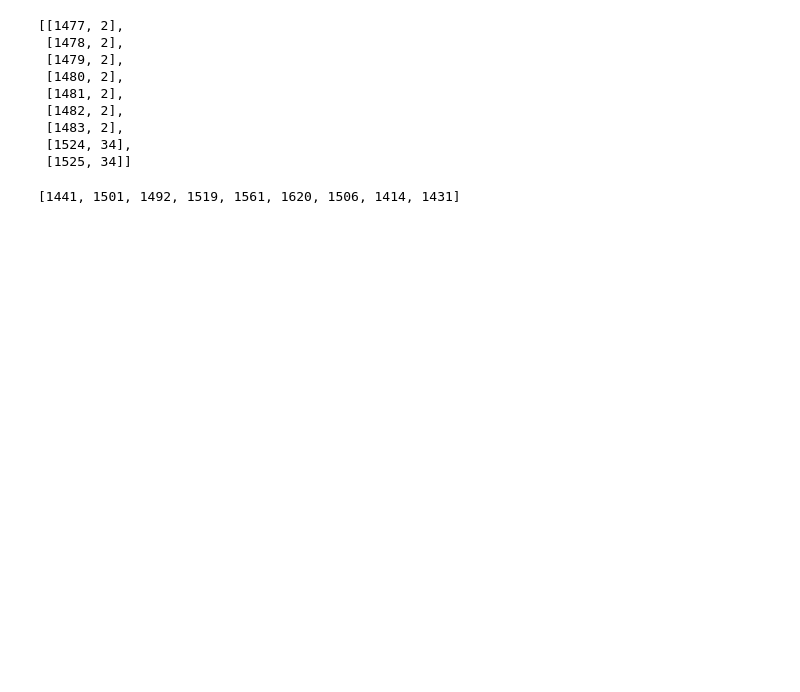
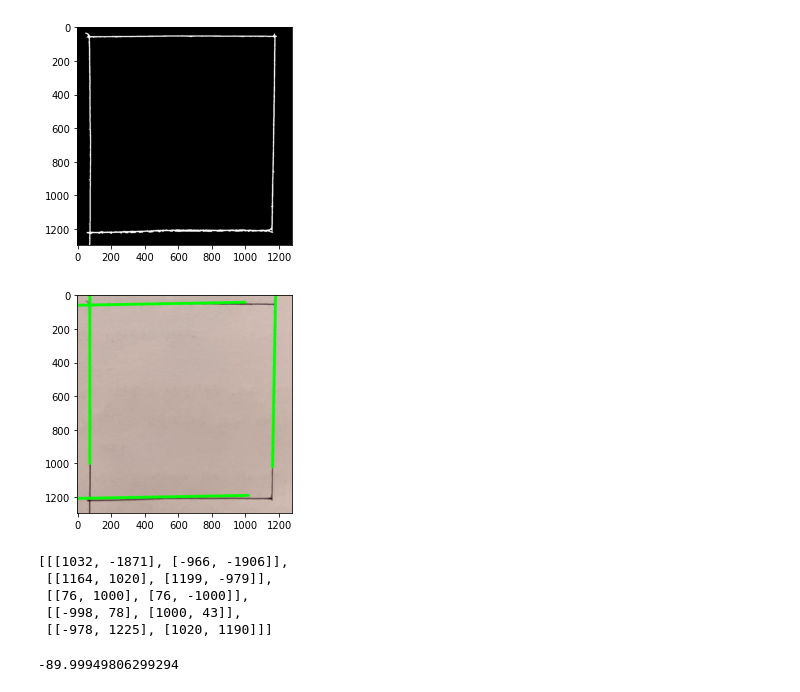
Before and after one commit to CadmusFlux/Computer_Vision, a Jupyter notebook: Hough_line.ipynb, the cells around one changed output. Saved outputs shown, nothing was run; the diff lists cells and outputs as text; code cells hidden in the pictures; blank space fills up the shorter version.

Commit message:
Hough Transform implementation

```diff
--- a/Hough_line.ipynb
+++ b/Hough_line.ipynb
@@ -96,3 +182,0 @@ edge_image1 = np.divide(edge_image,255)
-# %%
-height,width = edge_image1.shape
-diagonal = int(np.ceil((np.sqrt(height**2+width**2))))
@@ -107,24 +182,0 @@ sine_t = np.sin(thetas)
-# %%
-x,y = np.nonzero(edge_image1)
-
-for i in range(len(x)):
-
-    acc = get_rho(polar_ranges,acc,x[i],y[i],cosine_t,sine_t)
-# %%
-c,v = array_index(acc,polar_ranges)
-# %%
-c
-# %% [output]
-[[1477, 2],
- [1478, 2],
- [1479, 2],
- [1480, 2],
- [1481, 2],
- [1482, 2],
- [1483, 2],
- [1524, 34],
- [1525, 34]]
-# %%
-v
-# %% [output]
-[1441, 1501, 1492, 1519, 1561, 1620, 1506, 1414, 1431]
@@ -130,0 +198,47 @@ v
+# %%
+def Hough_line(path):
+
+    edge_image = pre_processing(path)
+
+    polar_ranges,acc,thetas,cosine_t,sine_t = cal_ranges(edge_image)
+
+    x,y = np.nonzero(edge_image)
+
+    for i in range(len(x)):
+
+        acc = get_rho(polar_ranges,acc,x[i],y[i],cosine_t,sine_t)
+
+    # print("\n","c,v","\n")
+    # print(polar_ranges)
+
+    c,v = array_index1(acc,polar_ranges)
+    # print("\n","c,v","\n")
+    # print(c,v)
+
+    filtered_index = []
+    filtered_value = []
+    filtered_index,filtered_value = filter_threshold(c,v,filtered_index,filtered_value)
+
+    # print("\n","filter","\n")
+    # print(filtered_index,filtered_value)
+
+    line = plot_lines(filtered_index,path)
+
+    return line
+# %%
+line = Hough_line("vh1.jpg")
+# %% [output]
+[figure, added]
+[figure, added]
+# %%
+line
+# %% [output]
+[[[1032, -1871], [-966, -1906]],
+ [[1164, 1020], [1199, -979]],
+ [[76, 1000], [76, -1000]],
+ [[-998, 78], [1000, 43]],
+ [[-978, 1225], [1020, 1190]]]
+# %%
+angle_cal(line)
+# %% [output]
+-89.99949806299294
```
Also changed, not shown: parts of 12 cells of this notebook.
